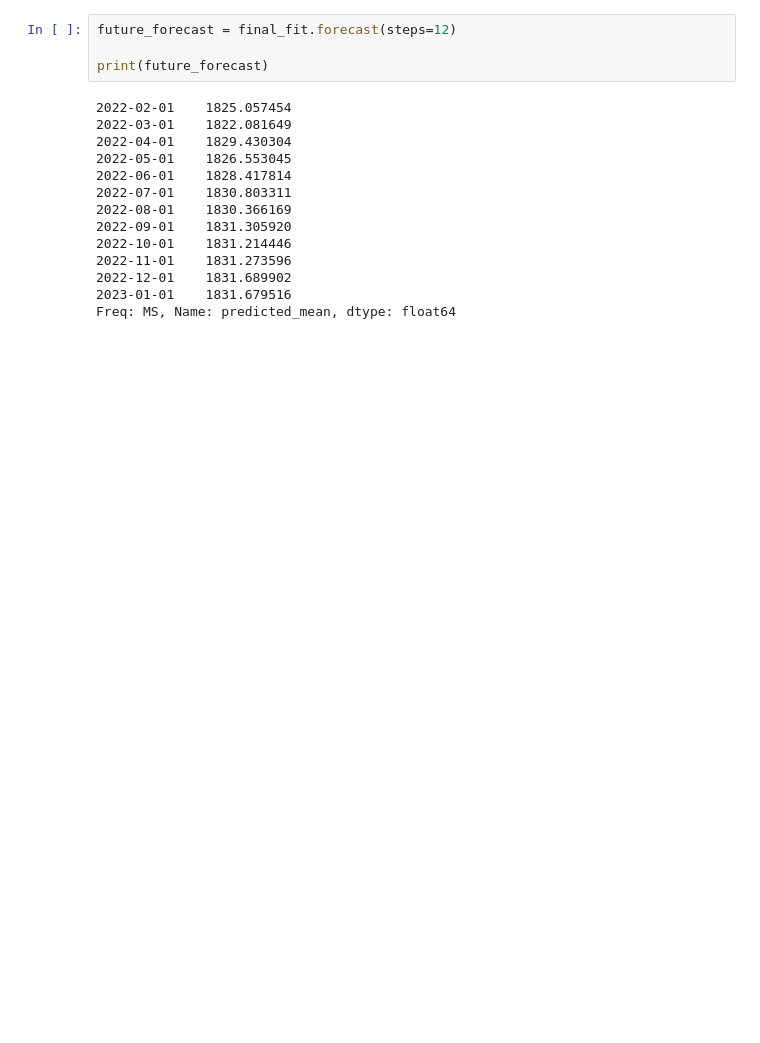
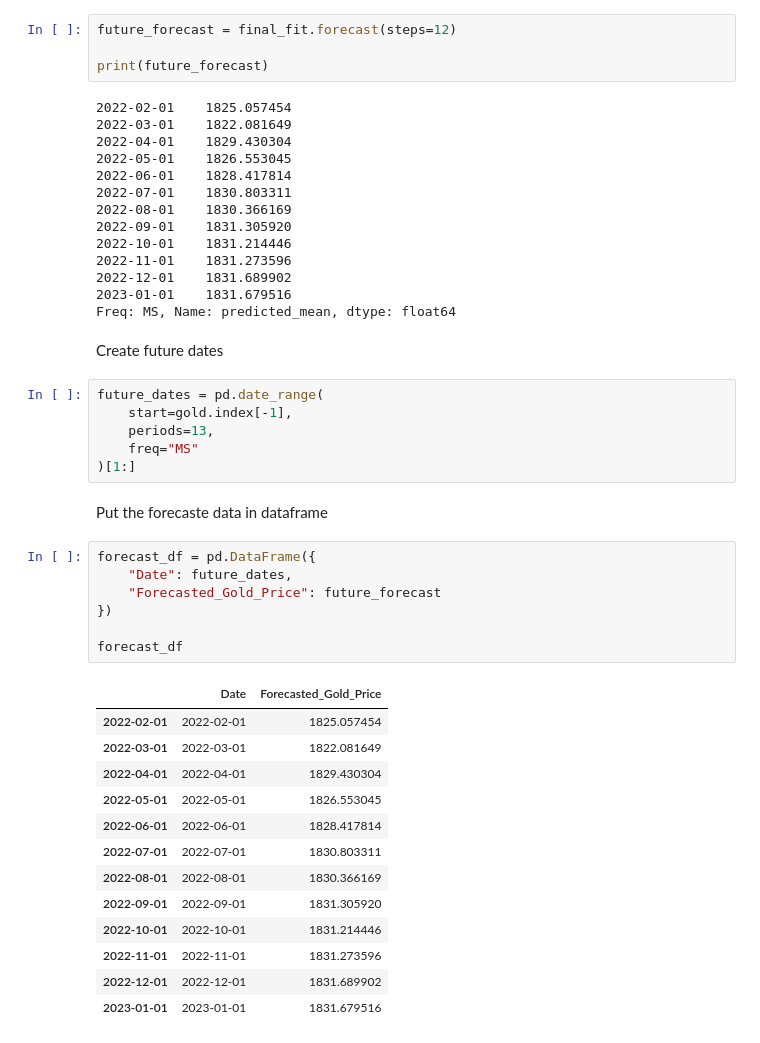
Before and after one commit to LIANNAKA/30-Years-of-Global-Metal-Price-Trends, a Jupyter notebook: notebooks/Arima_forecasting.ipynb, the cells around one changed output. Drawn from its saved outputs; the diff is of its cells as text; blank space fills up the shorter version.

```diff
--- a/notebooks/Arima_forecasting.ipynb
+++ b/notebooks/Arima_forecasting.ipynb
@@ -161,3 +165,34 @@ print(future_forecast)
 2022-12-01    1831.689902
 2023-01-01    1831.679516
 Freq: MS, Name: predicted_mean, dtype: float64
+# %% [markdown]
+Create future dates
+# %%
+future_dates = pd.date_range(
+    start=gold.index[-1],
+    periods=13,
+    freq="MS"
+)[1:]
+# %% [markdown]
+Put the forecaste data in dataframe
+# %%
+forecast_df = pd.DataFrame({
+    "Date": future_dates,
+    "Forecasted_Gold_Price": future_forecast
+})
+
+forecast_df
+# %% [output]
+|  | Date | Forecasted_Gold_Price |
+| 2022-02-01 | 2022-02-01 | 1825.057454 |
+| 2022-03-01 | 2022-03-01 | 1822.081649 |
+| 2022-04-01 | 2022-04-01 | 1829.430304 |
+| 2022-05-01 | 2022-05-01 | 1826.553045 |
+| 2022-06-01 | 2022-06-01 | 1828.417814 |
+| 2022-07-01 | 2022-07-01 | 1830.803311 |
+| 2022-08-01 | 2022-08-01 | 1830.366169 |
+| 2022-09-01 | 2022-09-01 | 1831.305920 |
+| 2022-10-01 | 2022-10-01 | 1831.214446 |
+| 2022-11-01 | 2022-11-01 | 1831.273596 |
+| 2022-12-01 | 2022-12-01 | 1831.689902 |
+| 2023-01-01 | 2023-01-01 | 1831.679516 |
```
Also changed, not shown: parts of 12 cells of this notebook.
